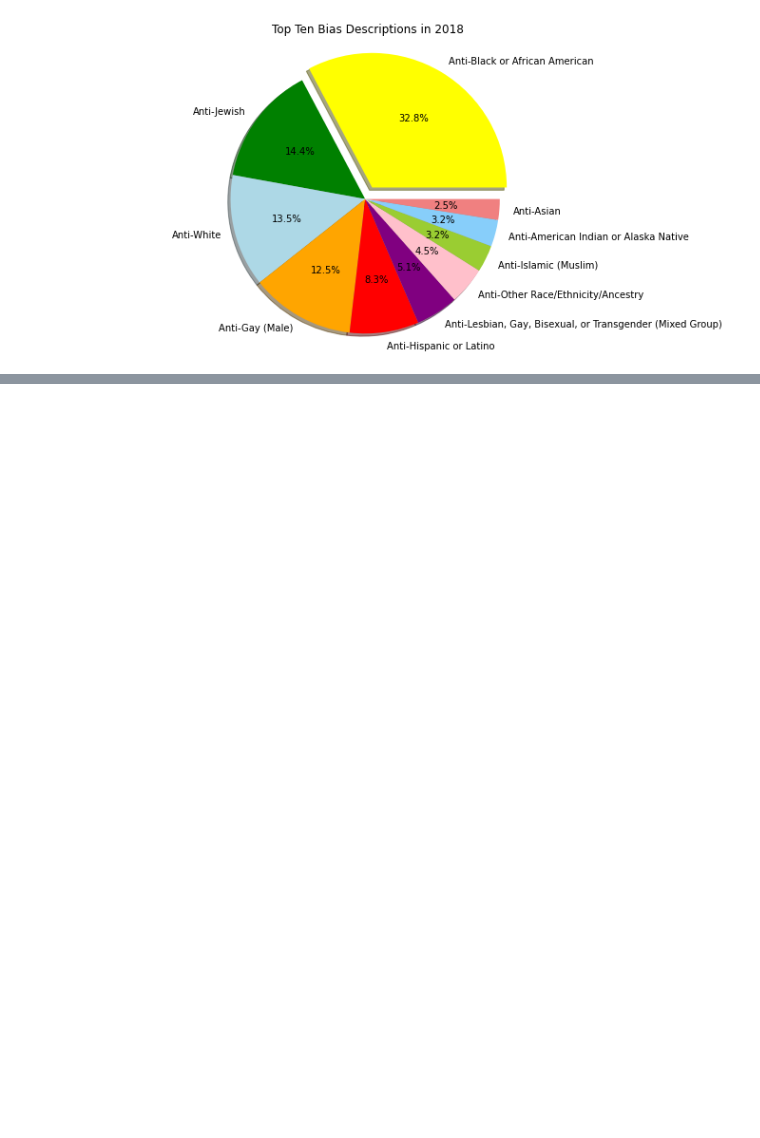
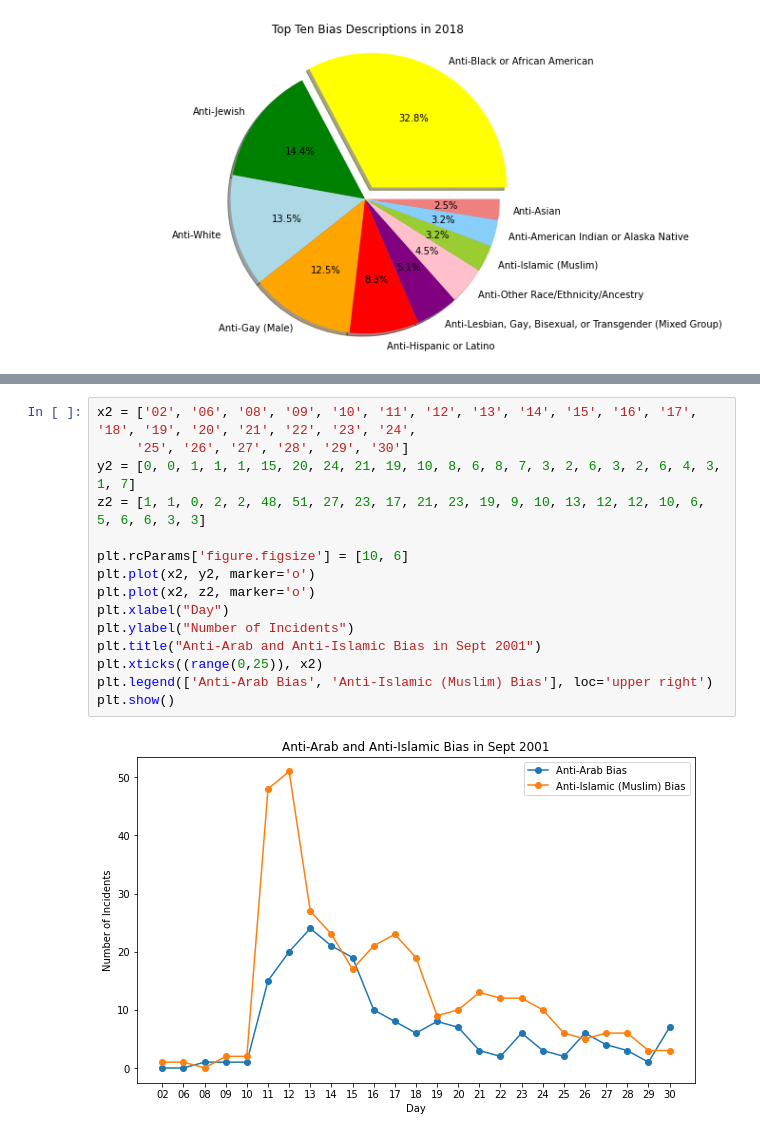
Before and after one commit to C-Johnson83/Group3, a Jupyter notebook: crime_data_andy.ipynb, the cells around one changed output, grey strips where cells are left out. Cells and saved outputs as stored; diff of their text form; blank space fills up the shorter version.

```diff
--- a/crime_data_andy.ipynb
+++ b/crime_data_andy.ipynb
@@ -223,0 +281,17 @@ plt.show()
+# %%
+x2 = ['02', '06', '08', '09', '10', '11', '12', '13', '14', '15', '16', '17', '18', '19', '20', '21', '22', '23', '24',
+     '25', '26', '27', '28', '29', '30']
+y2 = [0, 0, 1, 1, 1, 15, 20, 24, 21, 19, 10, 8, 6, 8, 7, 3, 2, 6, 3, 2, 6, 4, 3, 1, 7]
+z2 = [1, 1, 0, 2, 2, 48, 51, 27, 23, 17, 21, 23, 19, 9, 10, 13, 12, 12, 10, 6, 5, 6, 6, 3, 3]
+
+plt.rcParams['figure.figsize'] = [10, 6]
+plt.plot(x2, y2, marker='o')
+plt.plot(x2, z2, marker='o')
+plt.xlabel("Day")
+plt.ylabel("Number of Incidents")
+plt.title("Anti-Arab and Anti-Islamic Bias in Sept 2001")
+plt.xticks((range(0,25)), x2)
+plt.legend(['Anti-Arab Bias', 'Anti-Islamic (Muslim) Bias'], loc='upper right')
+plt.show()
+# %% [output]
+[figure, added]
```
Also changed, not shown: parts of 8 cells of this notebook.
